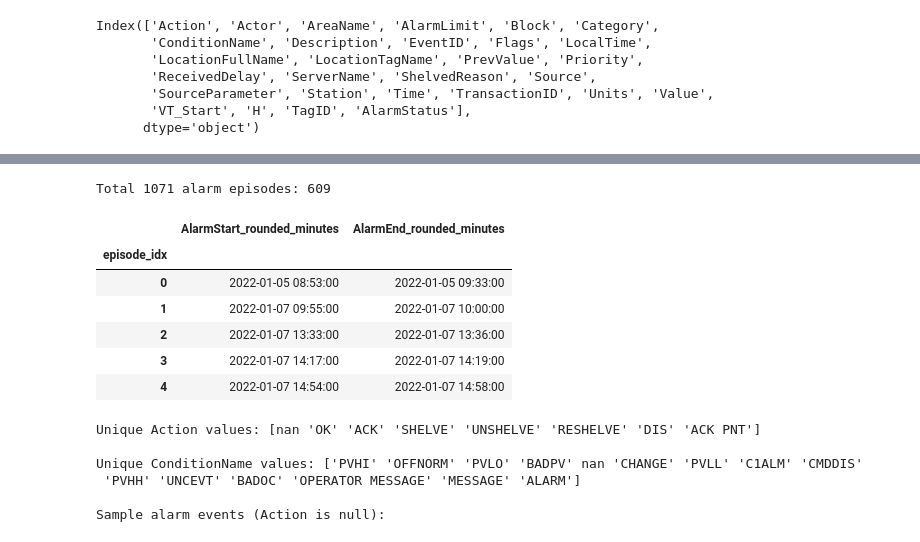
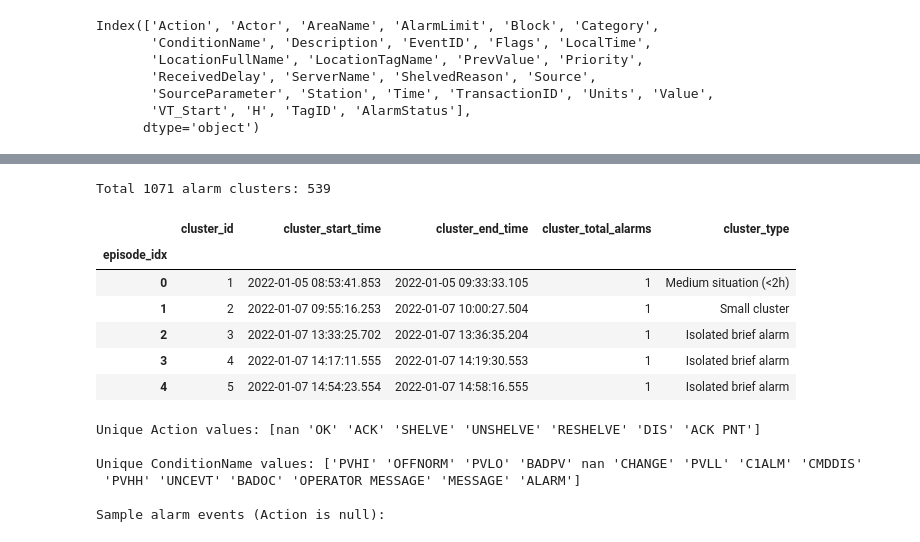
Before and after one commit to H604827/ControlActions, a Jupyter notebook: EXPERIMENTS/isolated_alarm_episode_analysis.ipynb, the cells around one changed output, grey strips where cells are left out. Drawn from its saved outputs; the diff is of its cells as text; code cells hidden in the pictures.

```diff
--- a/EXPERIMENTS/isolated_alarm_episode_analysis.ipynb
+++ b/EXPERIMENTS/isolated_alarm_episode_analysis.ipynb
@@ -41,21 +158,23 @@ SSD head:
 # %%
-# Get unique 1071 alarm episodes from SSD data
-alarm_episodes_1071 = ssd_df[['AlarmStart_rounded_minutes', 'AlarmEnd_rounded_minutes']].drop_duplicates().reset_index(drop=True)
-alarm_episodes_1071['AlarmStart_rounded_minutes'] = pd.to_datetime(alarm_episodes_1071['AlarmStart_rounded_minutes'])
-alarm_episodes_1071['AlarmEnd_rounded_minutes'] = pd.to_datetime(alarm_episodes_1071['AlarmEnd_rounded_minutes'])
-alarm_episodes_1071 = alarm_episodes_1071.sort_values('AlarmStart_rounded_minutes').reset_index(drop=True)
+# Get unique 1071 alarm clusters from the workbook first sheet
+alarm_episodes_1071 = cluster_sheet_df[
+    ['cluster_id', 'cluster_start_time', 'cluster_end_time', 'cluster_total_alarms', 'cluster_type']
+].drop_duplicates().reset_index(drop=True)
+alarm_episodes_1071['cluster_start_time'] = pd.to_datetime(alarm_episodes_1071['cluster_start_time'])
+alarm_episodes_1071['cluster_end_time'] = pd.to_datetime(alarm_episodes_1071['cluster_end_time'])
+alarm_episodes_1071 = alarm_episodes_1071.sort_values(['cluster_start_time', 'cluster_end_time']).reset_index(drop=True)
 alarm_episodes_1071.index.name = 'episode_idx'
-print(f"Total 1071 alarm episodes: {len(alarm_episodes_1071)}")
+print(f"Total 1071 alarm clusters: {len(alarm_episodes_1071)}")
 alarm_episodes_1071.head()
 # %% [output]
-Total 1071 alarm episodes: 609
+Total 1071 alarm clusters: 539
-|  | AlarmStart_rounded_minutes | AlarmEnd_rounded_minutes |
-| episode_idx |  |  |
-| 0 | 2022-01-05 08:53:00 | 2022-01-05 09:33:00 |
-| 1 | 2022-01-07 09:55:00 | 2022-01-07 10:00:00 |
-| 2 | 2022-01-07 13:33:00 | 2022-01-07 13:36:00 |
-| 3 | 2022-01-07 14:17:00 | 2022-01-07 14:19:00 |
-| 4 | 2022-01-07 14:54:00 | 2022-01-07 14:58:00 |
+|  | cluster_id | cluster_start_time | cluster_end_time | cluster_total_alarms | cluster_type |
+| episode_idx |  |  |  |  |  |
+| 0 | 1 | 2022-01-05 08:53:41.853 | 2022-01-05 09:33:33.105 | 1 | Medium situation (<2h) |
+| 1 | 2 | 2022-01-07 09:55:16.253 | 2022-01-07 10:00:27.504 | 1 | Small cluster |
+| 2 | 3 | 2022-01-07 13:33:25.702 | 2022-01-07 13:36:35.204 | 1 | Isolated brief alarm |
+| 3 | 4 | 2022-01-07 14:17:11.555 | 2022-01-07 14:19:30.553 | 1 | Isolated brief alarm |
+| 4 | 5 | 2022-01-07 14:54:23.554 | 2022-01-07 14:58:16.555 | 1 | Isolated brief alarm |
 # %%
 # Explore events data: alarm-related ConditionNames and Action values
 print("Unique Action values:", events_df['Action'].unique())
```
Also changed, not shown: parts of 35 cells of this notebook, 8 other files.
